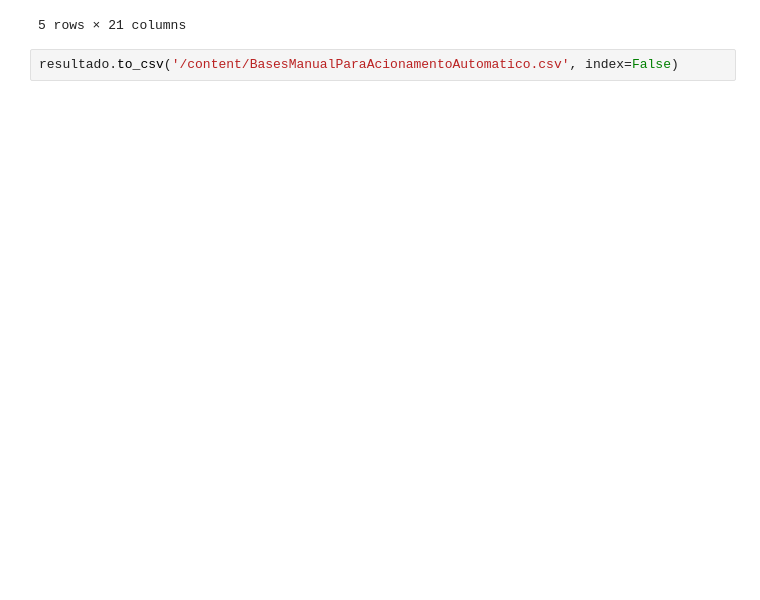
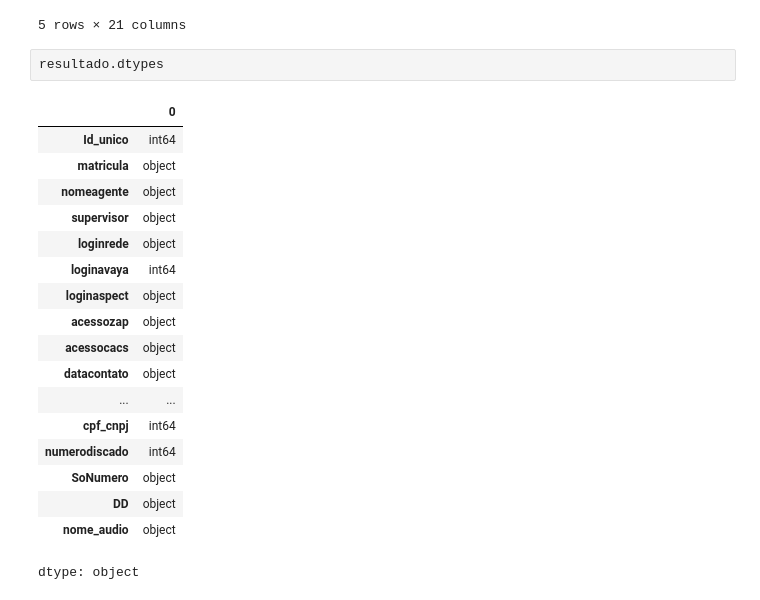
Before and after one commit to WILLIANSCASACOLA/Meus-Codigos, a Jupyter notebook: Lendo_das_e_tratando.ipynb, the cells around one changed output. Cells and saved outputs as stored; diff of their text form; blank space fills up the shorter version.

```diff
--- a/Lendo_das_e_tratando.ipynb
+++ b/Lendo_das_e_tratando.ipynb
@@ -95,5 +165,24 @@ resultado.head(5)
 | 3 | 83133 | E109876 | MAISA DARLING GOMES ALVES | PAULO HENRIQUE MILAN | maisadga | 75784 | maisadga | maisadga | ... |
 | 4 | 90333 | 122475 | VANESSA TEODORO FERREIRA BARBOSA | PAULO HENRIQUE MILAN | vanessatfb | 90509 | vanessatfb | vanessatfb | ... |
 5 rows × 21 columns
-# %%
-resultado.to_csv('/content/BasesManualParaAcionamentoAutomatico.csv', index=False)
+# %%
+resultado.dtypes
+# %% [output]
+|  | 0 |
+| Id_unico | int64 |
+| matricula | object |
+| nomeagente | object |
+| supervisor | object |
+| loginrede | object |
+| loginavaya | int64 |
+| loginaspect | object |
+| acessozap | object |
+| acessocacs | object |
+| datacontato | object |
+| ... | ... |
+| cpf_cnpj | int64 |
+| numerodiscado | int64 |
+| SoNumero | object |
+| DD | object |
+| nome_audio | object |
+dtype: object
```
Also changed, not shown: parts of 14 cells of this notebook.
